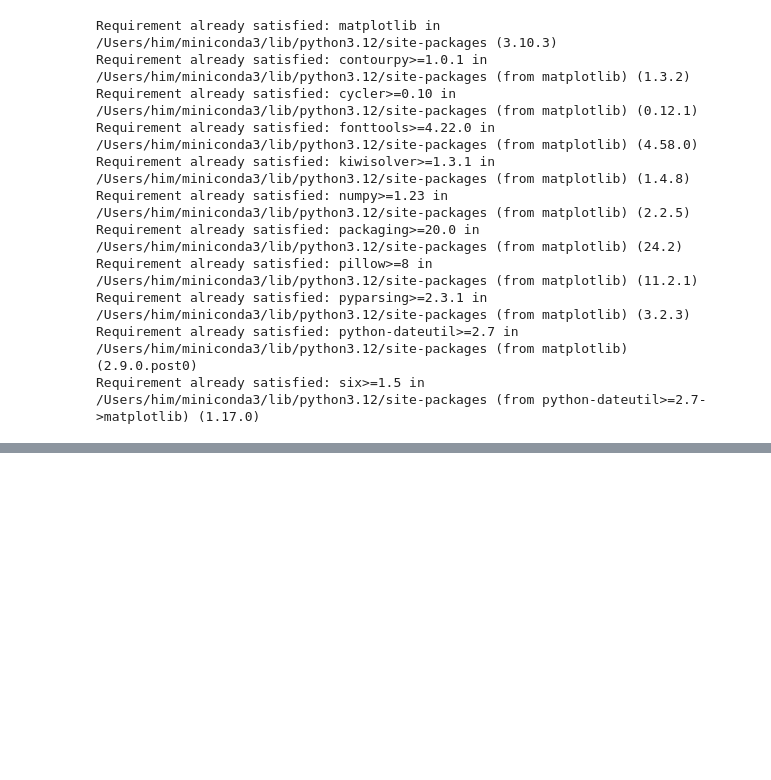
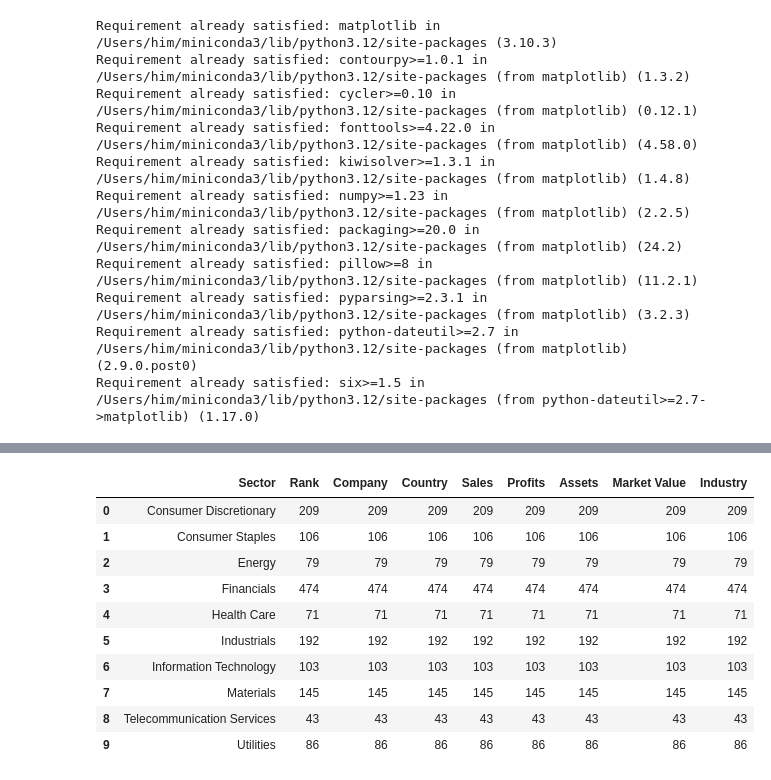
Before and after one commit to sabat-12067/AI-Engineer-Headquarters, a Jupyter notebook: 1_Foundations of AI Engineering/8_Mathematics for AI/8_Statistics.ipynb, the cells around one changed output, grey strips where cells are left out. Drawn from its saved outputs; the diff is of its cells as text; code cells hidden in the pictures; blank space fills up the shorter version.

```diff
--- a/1_Foundations of AI Engineering/8_Mathematics for AI/8_Statistics.ipynb
+++ b/1_Foundations of AI Engineering/8_Mathematics for AI/8_Statistics.ipynb
@@ -126,0 +279,18 @@ import
+# %%
+## mode
+
+gb = forbes.groupby('Sector', as_index=False).count()
+
+gb
+# %% [output]
+|  | Sector | Rank | Company | Country | Sales | Profits | Assets | Market Value | Industry |
+| 0 | Consumer Discretionary | 209 | 209 | 209 | 209 | 209 | 209 | 209 | 209 |
+| 1 | Consumer Staples | 106 | 106 | 106 | 106 | 106 | 106 | 106 | 106 |
+| 2 | Energy | 79 | 79 | 79 | 79 | 79 | 79 | 79 | 79 |
+| 3 | Financials | 474 | 474 | 474 | 474 | 474 | 474 | 474 | 474 |
+| 4 | Health Care | 71 | 71 | 71 | 71 | 71 | 71 | 71 | 71 |
+| 5 | Industrials | 192 | 192 | 192 | 192 | 192 | 192 | 192 | 192 |
+| 6 | Information Technology | 103 | 103 | 103 | 103 | 103 | 103 | 103 | 103 |
+| 7 | Materials | 145 | 145 | 145 | 145 | 145 | 145 | 145 | 145 |
+| 8 | Telecommunication Services | 43 | 43 | 43 | 43 | 43 | 43 | 43 | 43 |
+| 9 | Utilities | 86 | 86 | 86 | 86 | 86 | 86 | 86 | 86 |
```
Also changed, not shown: parts of 28 cells of this notebook.
